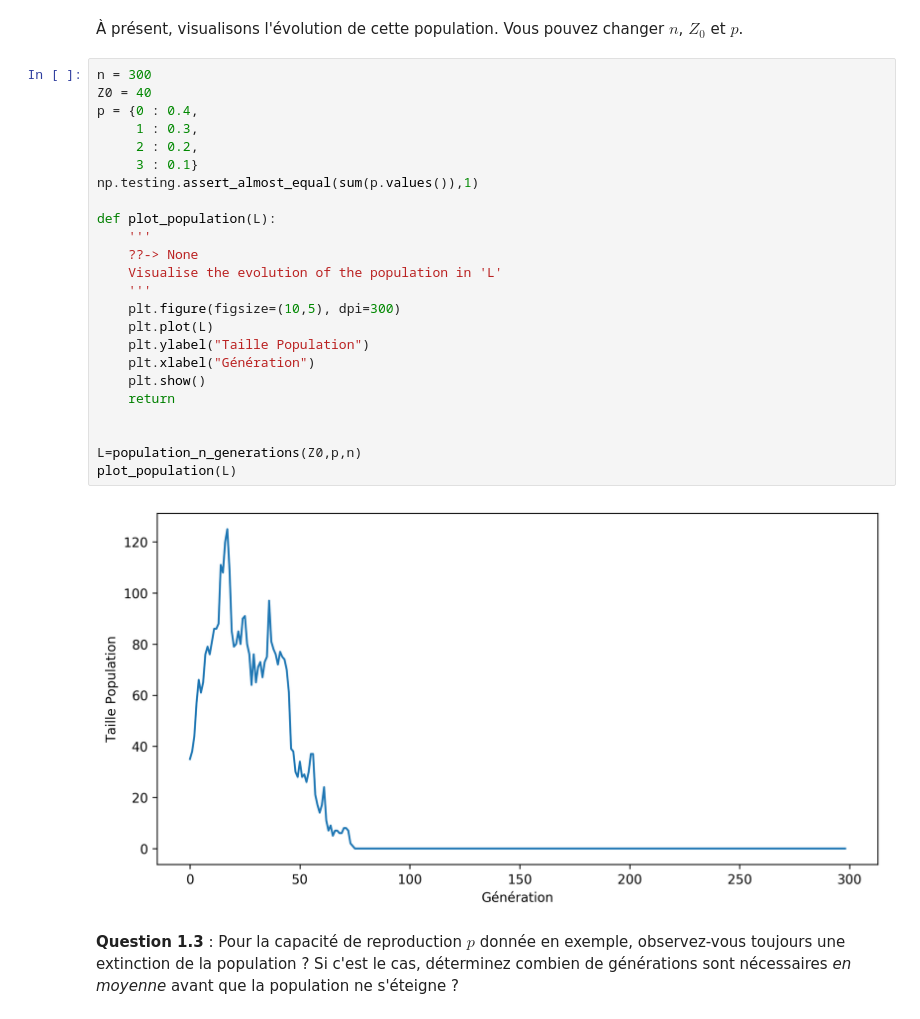
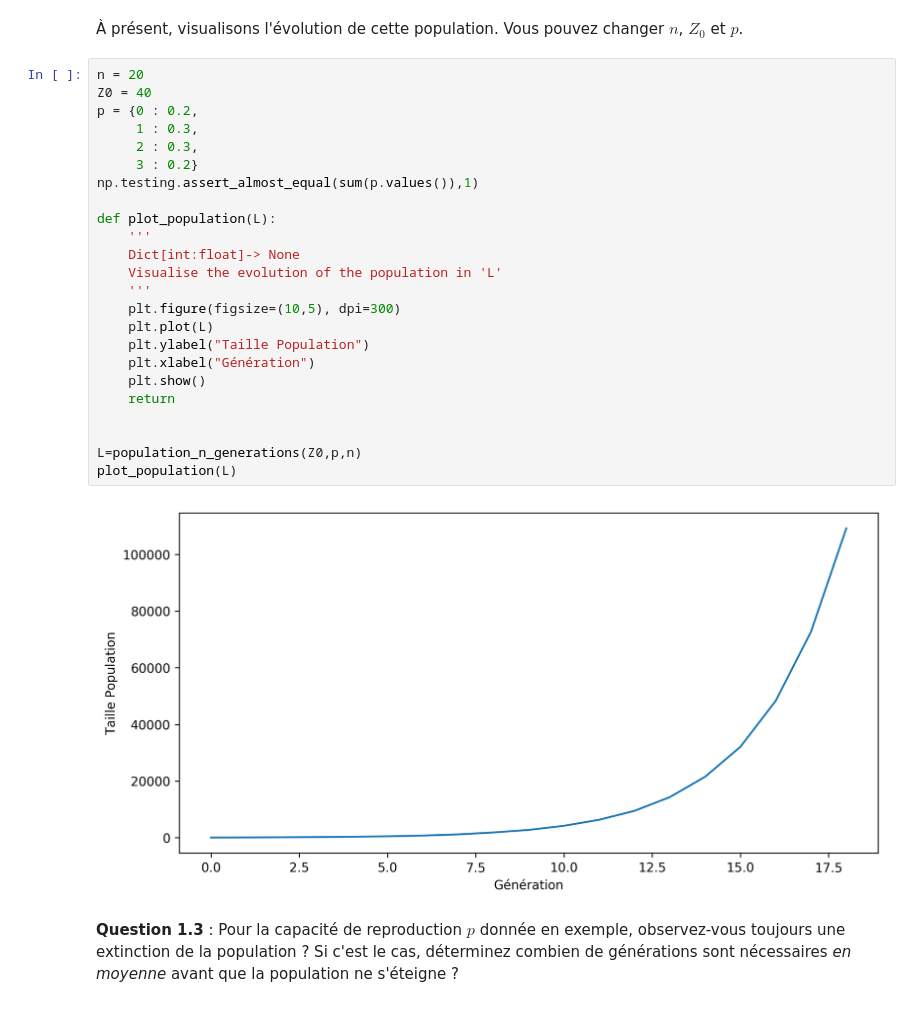
Before and after one commit to Bainur13/Dynamique-population-ARE-2019, a Jupyter notebook: Sujet_Dynamique_Population_Etud.ipynb, the cells around one changed output. Saved outputs shown, nothing was run; the diff lists cells and outputs as text.

```diff
--- a/Sujet_Dynamique_Population_Etud.ipynb
+++ b/Sujet_Dynamique_Population_Etud.ipynb
@@ -100,31 +100,31 @@ dict
 # %% [markdown]
 À présent, visualisons l'évolution de cette population. Vous pouvez changer $n$, $Z_0$ et $p$.
 # %%
-n = 300
+n = 20
 Z0 = 40
-p = {0 : 0.4,
+p = {0 : 0.2,
      1 : 0.3,
-     2 : 0.2,
-     3 : 0.1}
+     2 : 0.3,
+     3 : 0.2}
 np.testing.assert_almost_equal(sum(p.values()),1)
 
 def plot_population(L):
     '''
-    ??-> None
+    Dict[int:float]-> None
     Visualise the evolution of the population in 'L'
     '''
     plt.figure(figsize=(10,5), dpi=300)
     plt.plot(L)
     plt.ylabel("Taille Population")
     plt.xlabel("Génération")
     plt.show()
     return
 
 
 L=population_n_generations(Z0,p,n)
 plot_population(L)
 # %% [output]
-[figure, old version]
+[figure, new version]
 # %% [markdown]
 **Question 1.3** : Pour la capacité de reproduction $p$ donnée en exemple, observez-vous toujours une extinction de la population ?  Si c'est le cas, déterminez combien de générations sont nécessaires *en moyenne* avant que la population ne s'éteigne ?
 # %% [markdown]
```
Also changed, not shown: parts of 13 cells of this notebook.
